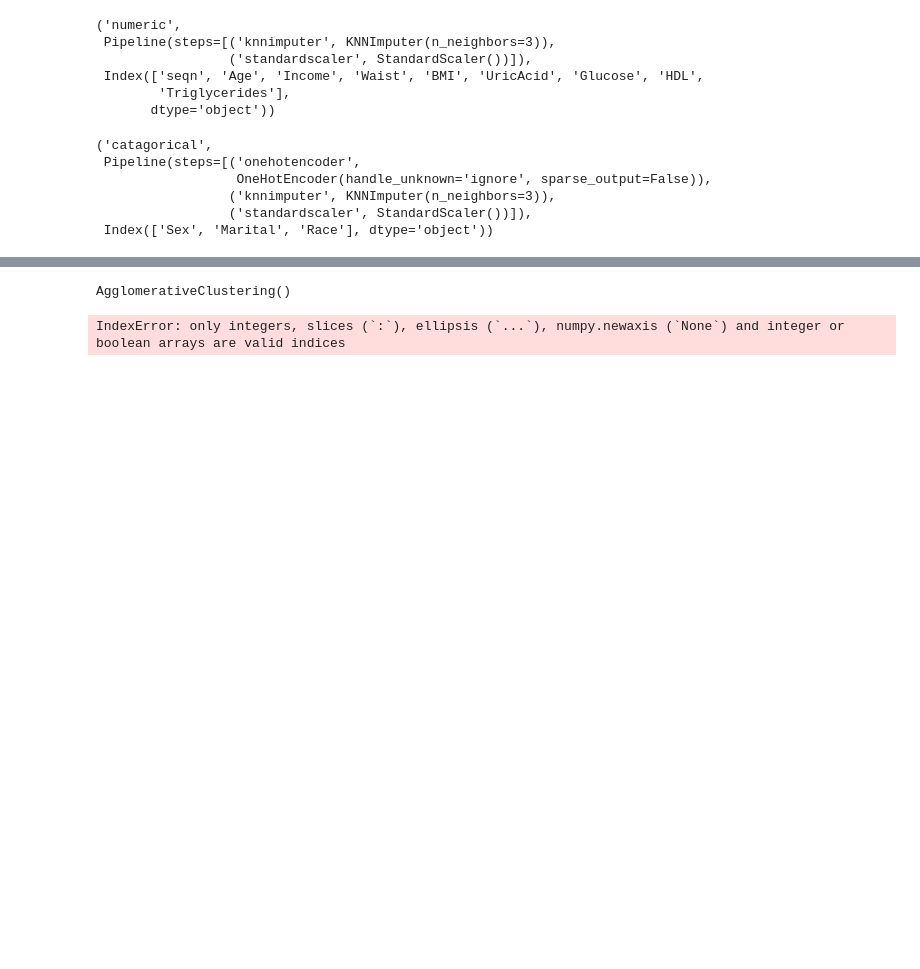
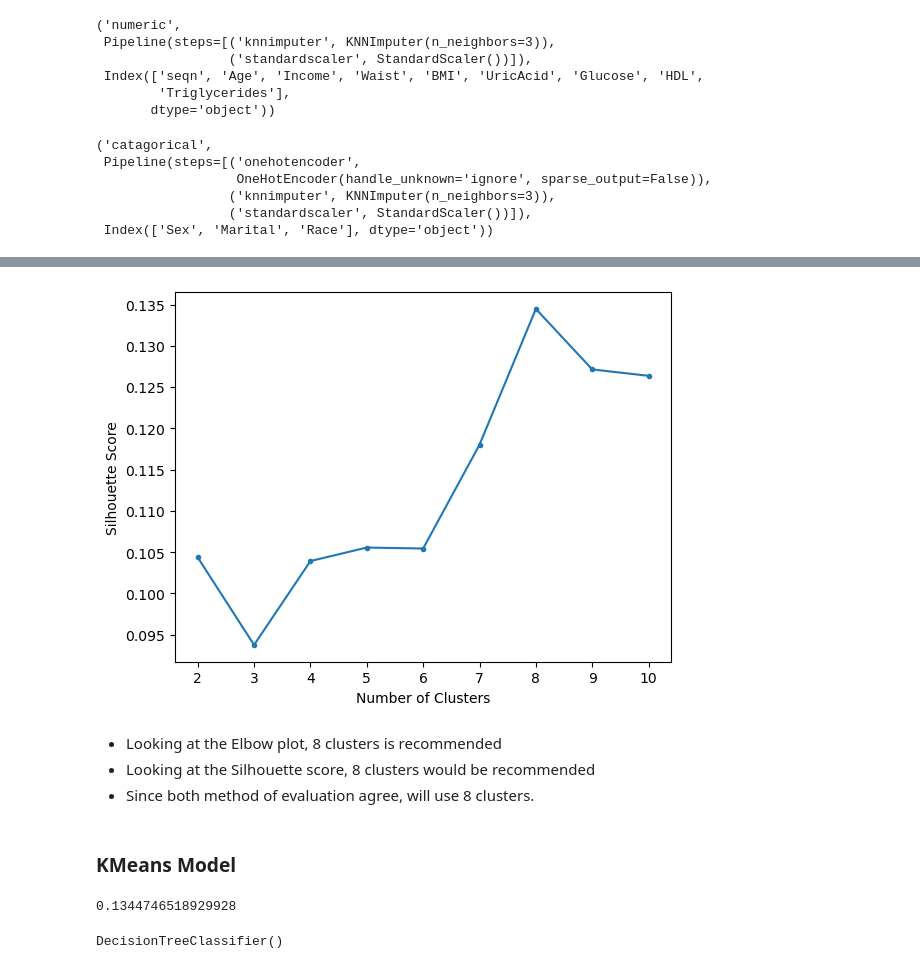
Before and after one commit to SeeBee8/Metabolic-Syndrome-Prediction, a Jupyter notebook: Part 2 MetS Analysis.ipynb, the cells around one changed output, grey strips where cells are left out. Drawn from its saved outputs; the diff is of its cells as text; code cells hidden in the pictures; blank space fills up the shorter version.

```diff
--- a/Part 2 MetS Analysis.ipynb
+++ b/Part 2 MetS Analysis.ipynb
@@ -346,16 +420,31 @@ plt.axis("off")
 # %%
-# Instantiate clustering
-hc = AgglomerativeClustering(n_clusters = 2)
-hc.fit(sorted)
+# Visualize different silhouette scores
+# Save silhouette scores for various cluster numbers in list
+silhouette_scores = []
+for i in range(2, 11):
+  kmeans = KMeans(n_clusters = i, n_init = 'auto', random_state = 42)
+  kmeans.fit(X_train_tf)
+  silhouette_scores.append(silhouette_score(X_train_tf, kmeans.labels_))
+# Visualize scores
+plt.plot(range(2, 11), silhouette_scores, marker = '.')
+plt.xlabel('Number of Clusters')
+plt.ylabel('Silhouette Score');
 # %% [output]
-AgglomerativeClustering()
+[figure, added]
+# %% [markdown]
+*  Looking at the Elbow plot, 8 clusters is recommended
+*  Looking at the Silhouette score,  8 clusters would be recommended
+*  Since both method of evaluation agree, will use 8 clusters.
+# %% [markdown]
+### KMeans Model
+# %%
+# Fit kmeans model with 2 clusters and display the silhouette score
+kmeans = KMeans(n_clusters = 8, n_init = 'auto', random_state = 42)
+kmeans.fit(X_train_tf)
+silhouette_score(X_train_tf, kmeans.labels_)
+# %% [output]
+0.1344746518929928
 # %%
-# Save the cluster lables to the dataframe
-sorted['cluster'] = hc.labels_
-X_test_proc['cluster']=hc.predict(sorted)
-x=np.array
-# Visualize the clusters
-plt.scatter(hc,  c = X_train_proc['cluster'])
-plt.title('Metabolic Syndrome Clusters');
+#Save clusters to the dataframe
+X_train_cluster = X_train_tf.copy()
+X_train_cluster['cluster'] = kmeans.labels_
-# %% [output]
-IndexError: only integers, slices (`:`), ellipsis (`...`), numpy.newaxis (`None`) and integer or boolean arrays are valid indices
@@ -361,0 +454,5 @@ IndexError: only integers, slices (`:`), ellipsis (`...`), numpy.newaxis (`None`
+# %%
+dt = DecisionTreeClassifier()
+dt.fit(X_train_cluster, y_train)
+# %% [output]
+DecisionTreeClassifier()
```
Also changed, not shown: parts of 13 cells of this notebook, 1 other file.
